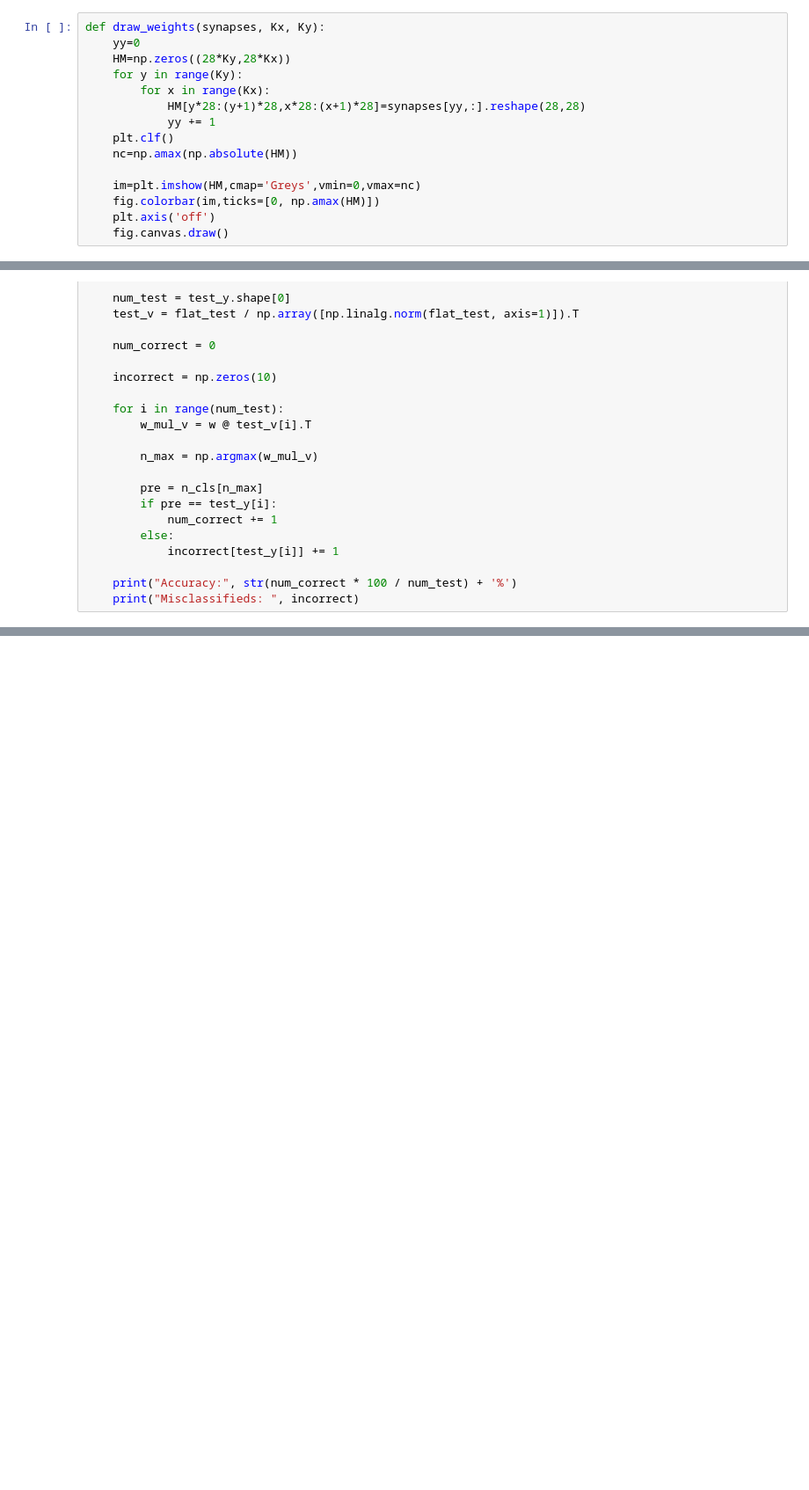
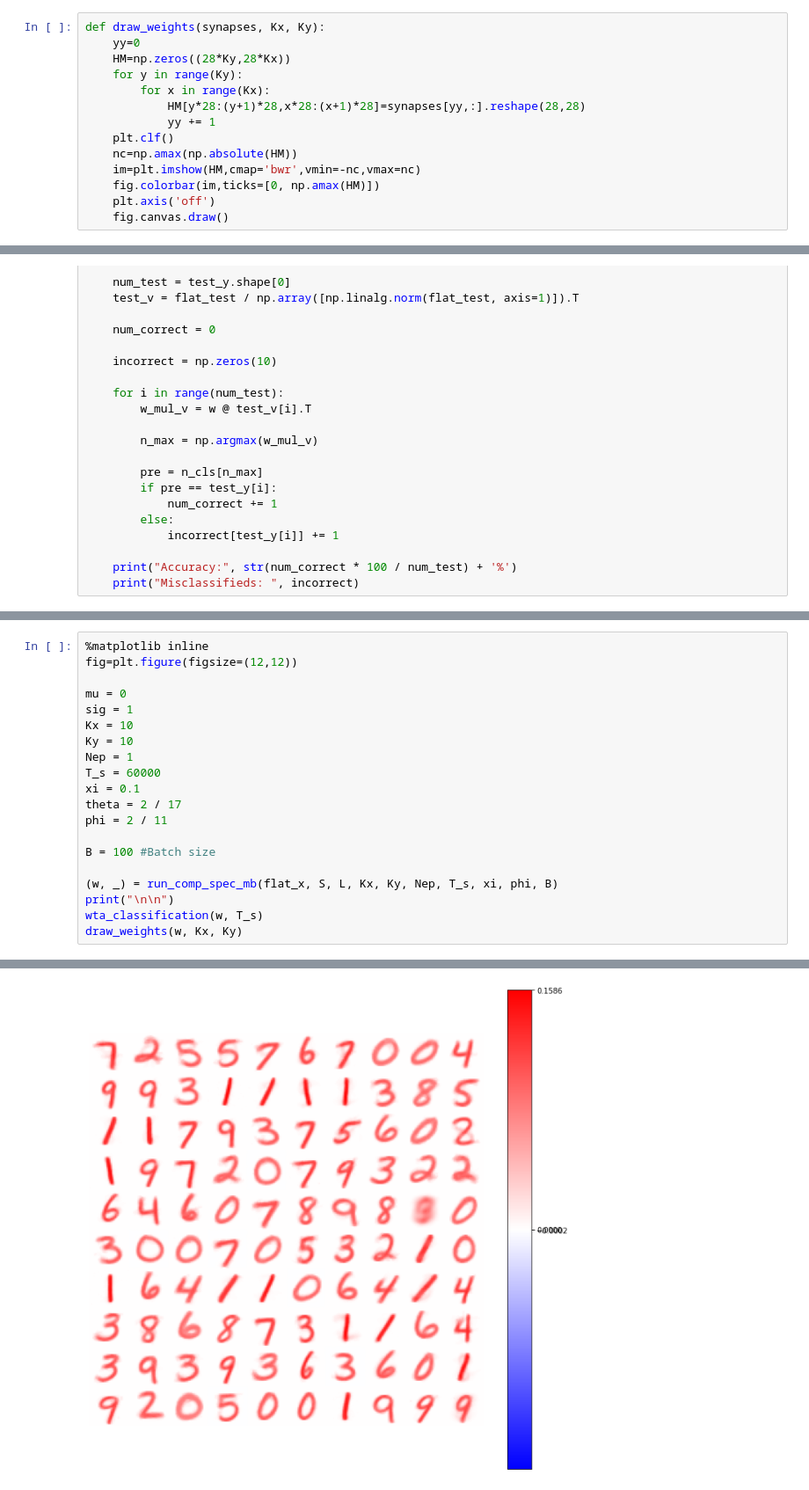
Before and after one commit to DGeisz/CodeX, a Jupyter notebook: Reductionist Quasi-Isomorphisms/11_26_2020_experiment_comp_spec_mini_batch/Experiment.ipynb, the cells around one changed output, grey strips where cells are left out. Shown at 88% size. Cells and saved outputs as stored; diff of their text form; blank space fills up the shorter version.

Commit message:
FInished CompSpec mini batch experiment.  It went really fucking well

```diff
--- a/Reductionist Quasi-Isomorphisms/11_26_2020_experiment_comp_spec_mini_batch/Experiment.ipynb
+++ b/Reductionist Quasi-Isomorphisms/11_26_2020_experiment_comp_spec_mini_batch/Experiment.ipynb
@@ -39,8 +40,7 @@ def draw_weights(synapses, Kx, Ky):
             yy += 1
     plt.clf()
     nc=np.amax(np.absolute(HM))
-
-    im=plt.imshow(HM,cmap='Greys',vmin=0,vmax=nc)
+    im=plt.imshow(HM,cmap='bwr',vmin=-nc,vmax=nc)
     fig.colorbar(im,ticks=[0, np.amax(HM)])
     plt.axis('off')
     fig.canvas.draw()
@@ -87,0 +158,21 @@ def wta_classification(w, T_s):
+# %%
+%matplotlib inline
+fig=plt.figure(figsize=(12,12))
+
+mu = 0
+sig = 1
+Kx = 10
+Ky = 10
+Nep = 1
+T_s = 60000
+xi = 0.1
+theta = 2 / 17
+phi = 2 / 11
+
+B = 100 #Batch size
+
+(w, _) = run_comp_spec_mb(flat_x, S, L, Kx, Ky, Nep, T_s, xi, phi, B)
+print("\n\n")
+wta_classification(w, T_s)
+draw_weights(w, Kx, Ky)
+# %% [output]
@@ -87,0 +189 @@ def wta_classification(w, T_s):
+[figure, added]
```
Also changed, not shown: parts of 19 cells of this notebook.
